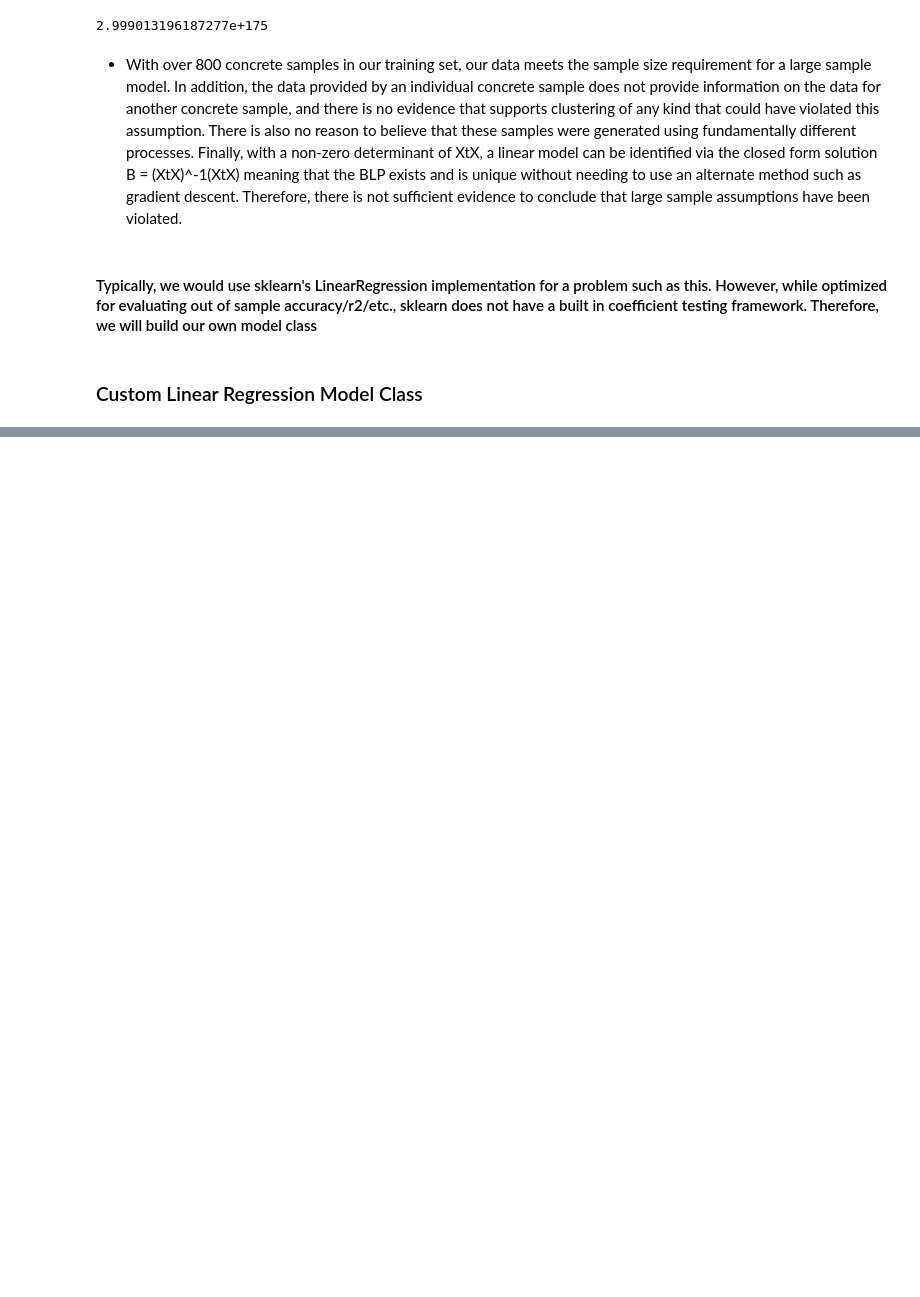
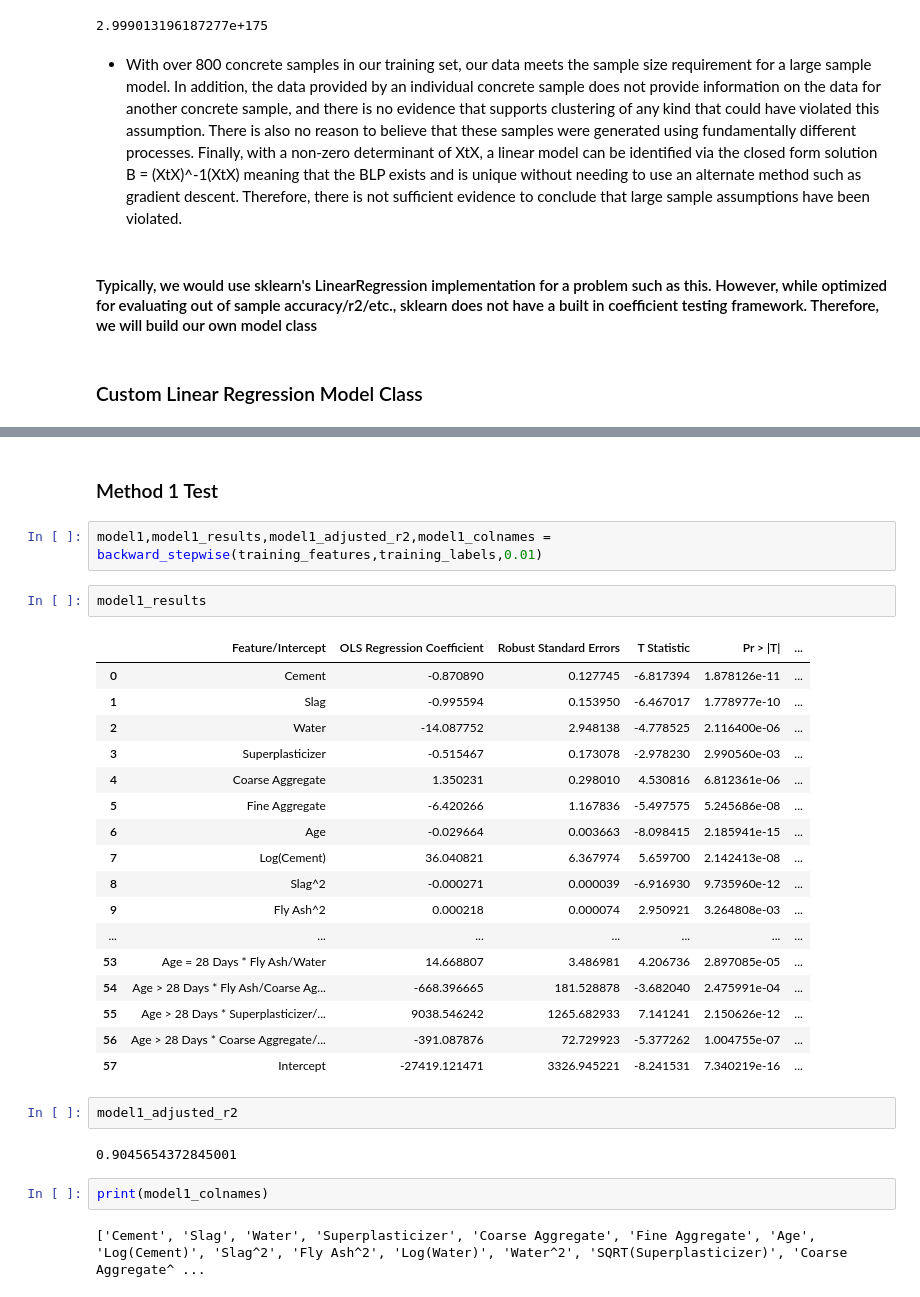
Before and after one commit to amitg3-ucb/w203_lab2, a Jupyter notebook: Data Cleaning and Model Development.ipynb, the cells around one changed output, grey strips where cells are left out. Drawn from its saved outputs; the diff is of its cells as text; blank space fills up the shorter version.

```diff
--- a/Data Cleaning and Model Development.ipynb
+++ b/Data Cleaning and Model Development.ipynb
@@ -393,0 +411,32 @@ test1
+# %% [markdown]
+### Method 1 Test
+# %%
+model1,model1_results,model1_adjusted_r2,model1_colnames = backward_stepwise(training_features,training_labels,0.01)
+# %%
+model1_results
+# %% [output]
+|  | Feature/Intercept | OLS Regression Coefficient | Robust Standard Errors | T Statistic | Pr > |T| | ... |
+| 0 | Cement | -0.870890 | 0.127745 | -6.817394 | 1.878126e-11 | ... |
+| 1 | Slag | -0.995594 | 0.153950 | -6.467017 | 1.778977e-10 | ... |
+| 2 | Water | -14.087752 | 2.948138 | -4.778525 | 2.116400e-06 | ... |
+| 3 | Superplasticizer | -0.515467 | 0.173078 | -2.978230 | 2.990560e-03 | ... |
+| 4 | Coarse Aggregate | 1.350231 | 0.298010 | 4.530816 | 6.812361e-06 | ... |
+| 5 | Fine Aggregate | -6.420266 | 1.167836 | -5.497575 | 5.245686e-08 | ... |
+| 6 | Age | -0.029664 | 0.003663 | -8.098415 | 2.185941e-15 | ... |
+| 7 | Log(Cement) | 36.040821 | 6.367974 | 5.659700 | 2.142413e-08 | ... |
+| 8 | Slag^2 | -0.000271 | 0.000039 | -6.916930 | 9.735960e-12 | ... |
+| 9 | Fly Ash^2 | 0.000218 | 0.000074 | 2.950921 | 3.264808e-03 | ... |
+| ... | ... | ... | ... | ... | ... | ... |
+| 53 | Age = 28 Days * Fly Ash/Water | 14.668807 | 3.486981 | 4.206736 | 2.897085e-05 | ... |
+| 54 | Age > 28 Days * Fly Ash/Coarse Ag... | -668.396665 | 181.528878 | -3.682040 | 2.475991e-04 | ... |
+| 55 | Age > 28 Days * Superplasticizer/... | 9038.546242 | 1265.682933 | 7.141241 | 2.150626e-12 | ... |
+| 56 | Age > 28 Days * Coarse Aggregate/... | -391.087876 | 72.729923 | -5.377262 | 1.004755e-07 | ... |
+| 57 | Intercept | -27419.121471 | 3326.945221 | -8.241531 | 7.340219e-16 | ... |
+# %%
+model1_adjusted_r2
+# %% [output]
+0.9045654372845001
+# %%
+print(model1_colnames)
+# %% [output]
+['Cement', 'Slag', 'Water', 'Superplasticizer', 'Coarse Aggregate', 'Fine Aggregate', 'Age', 'Log(Cement)', 'Slag^2', 'Fly Ash^2', 'Log(Water)', 'Water^2', 'SQRT(Superplasticizer)', 'Coarse Aggregate^ ...
```
Also changed, not shown: parts of 32 cells of this notebook.
